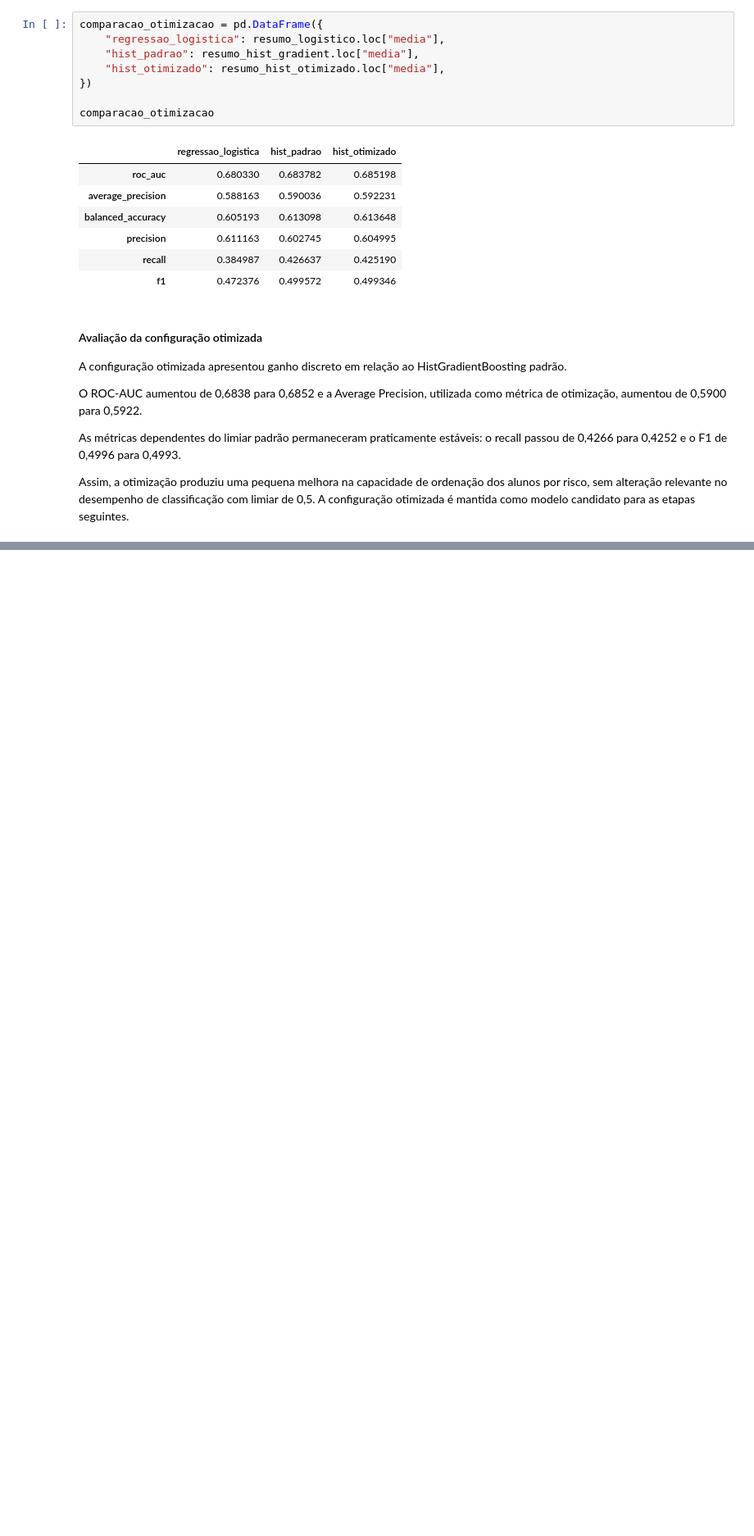
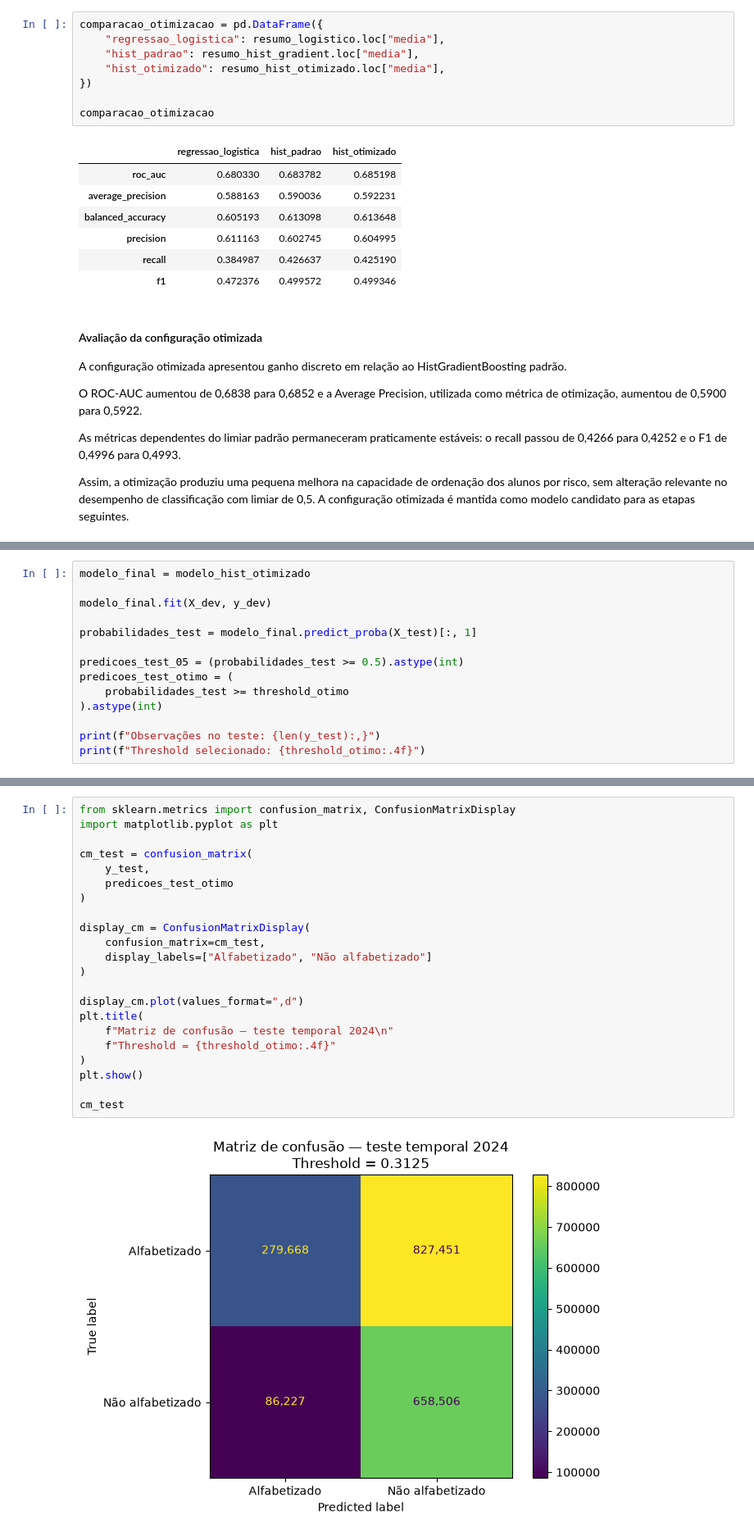
Before and after one commit to erick00denner/tech_challenge_3_alfabetizacao, a Jupyter notebook: notebooks/02_preparacao_modelagem.ipynb, the cells around one changed output, grey strips where cells are left out. Shown at 82% size. Drawn from its saved outputs; the diff is of its cells as text; blank space fills up the shorter version.

Commit message:
feat: refine final model and add interpretability analysis

```diff
--- a/notebooks/02_preparacao_modelagem.ipynb
+++ b/notebooks/02_preparacao_modelagem.ipynb
@@ -1160,0 +1236,14 @@ Assim, a otimização produziu uma pequena melhora na capacidade de ordenação
+# %%
+modelo_final = modelo_hist_otimizado
+
+modelo_final.fit(X_dev, y_dev)
+
+probabilidades_test = modelo_final.predict_proba(X_test)[:, 1]
+
+predicoes_test_05 = (probabilidades_test >= 0.5).astype(int)
+predicoes_test_otimo = (
+    probabilidades_test >= threshold_otimo
+).astype(int)
+
+print(f"Observações no teste: {len(y_test):,}")
+print(f"Threshold selecionado: {threshold_otimo:.4f}")
@@ -1160,0 +1315,24 @@ Assim, a otimização produziu uma pequena melhora na capacidade de ordenação
+# %%
+from sklearn.metrics import confusion_matrix, ConfusionMatrixDisplay
+import matplotlib.pyplot as plt
+
+cm_test = confusion_matrix(
+    y_test,
+    predicoes_test_otimo
+)
+
+display_cm = ConfusionMatrixDisplay(
+    confusion_matrix=cm_test,
+    display_labels=["Alfabetizado", "Não alfabetizado"]
+)
+
+display_cm.plot(values_format=",d")
+plt.title(
+    f"Matriz de confusão — teste temporal 2024\n"
+    f"Threshold = {threshold_otimo:.4f}"
+)
+plt.show()
+
+cm_test
+# %% [output]
+[figure, added]
```
Also changed, not shown: parts of 37 cells of this notebook.
